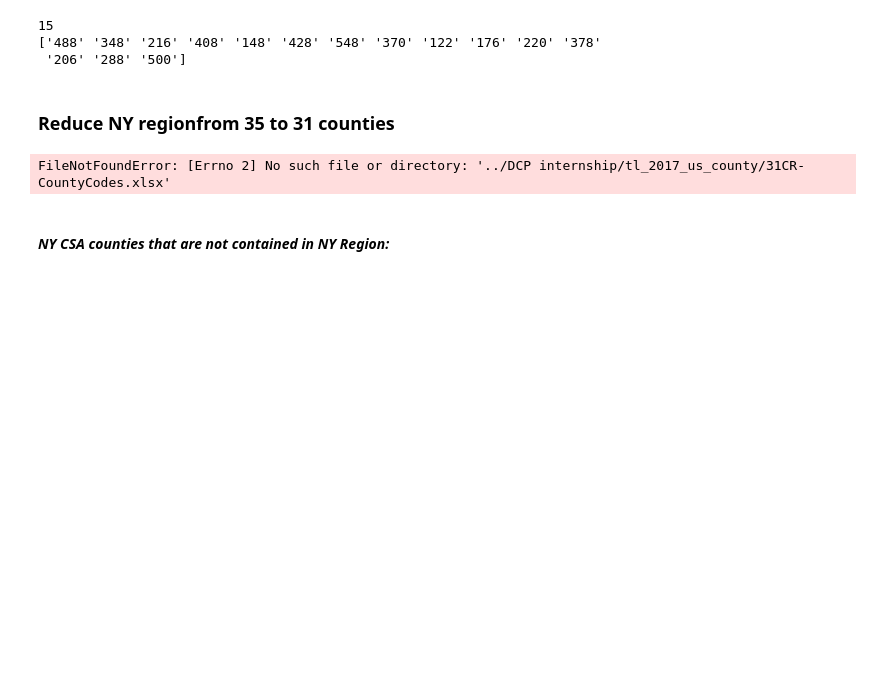
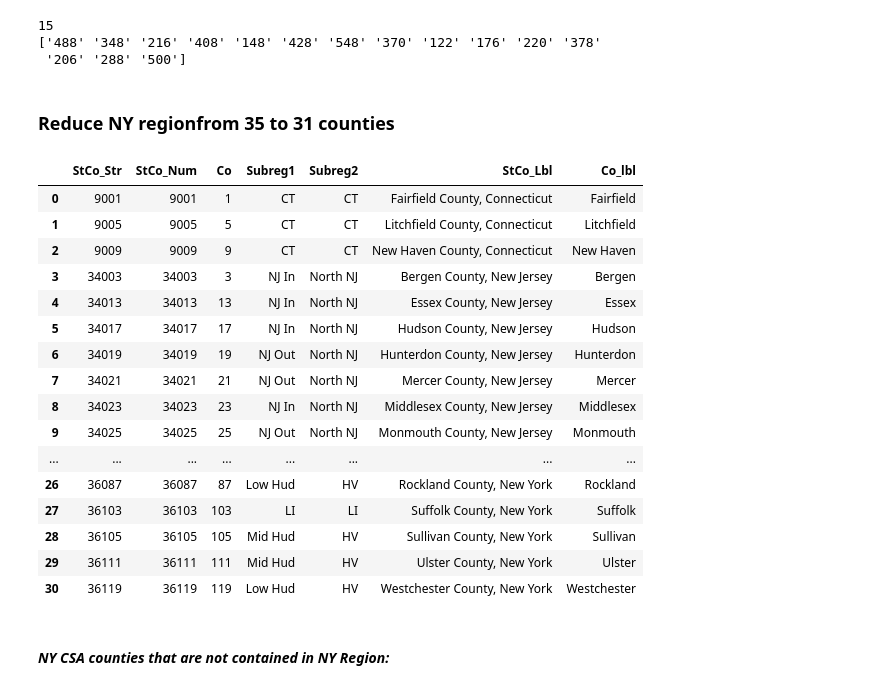
Before and after one commit to NYCPlanning/rp-USmetros_comparison, a Jupyter notebook: 0-US_Metro_Comparison_Geographies.ipynb, the cells around one changed output. Drawn from its saved outputs; the diff is of its cells as text; code cells hidden in the pictures; blank space fills up the shorter version.

```diff
--- a/0-US_Metro_Comparison_Geographies.ipynb
+++ b/0-US_Metro_Comparison_Geographies.ipynb
@@ -318,10 +318,26 @@ print(CSAwCounties['CSA'].unique())
 # %% [markdown]
 ### Reduce NY regionfrom 35 to 31 counties
 # %%
-NYreg = pd.read_excel('../DCP internship/tl_2017_us_county/31CR-CountyCodes.xlsx')
+NYreg = pd.read_excel('../DCP internship/31CR-CountyCodes.xlsx')
 NYreg
 # %% [output]
-FileNotFoundError: [Errno 2] No such file or directory: '../DCP internship/tl_2017_us_county/31CR-CountyCodes.xlsx'
+|  | StCo_Str | StCo_Num | Co | Subreg1 | Subreg2 | StCo_Lbl | Co_lbl |
+| 0 | 9001 | 9001 | 1 | CT | CT | Fairfield County, Connecticut | Fairfield |
+| 1 | 9005 | 9005 | 5 | CT | CT | Litchfield County, Connecticut | Litchfield |
+| 2 | 9009 | 9009 | 9 | CT | CT | New Haven County, Connecticut | New Haven |
+| 3 | 34003 | 34003 | 3 | NJ In | North NJ | Bergen County, New Jersey | Bergen |
+| 4 | 34013 | 34013 | 13 | NJ In | North NJ | Essex County, New Jersey | Essex |
+| 5 | 34017 | 34017 | 17 | NJ In | North NJ | Hudson County, New Jersey | Hudson |
+| 6 | 34019 | 34019 | 19 | NJ Out | North NJ | Hunterdon County, New Jersey | Hunterdon |
+| 7 | 34021 | 34021 | 21 | NJ Out | North NJ | Mercer County, New Jersey | Mercer |
+| 8 | 34023 | 34023 | 23 | NJ In | North NJ | Middlesex County, New Jersey | Middlesex |
+| 9 | 34025 | 34025 | 25 | NJ Out | North NJ | Monmouth County, New Jersey | Monmouth |
+| ... | ... | ... | ... | ... | ... | ... | ... |
+| 26 | 36087 | 36087 | 87 | Low Hud | HV | Rockland County, New York | Rockland |
+| 27 | 36103 | 36103 | 103 | LI | LI | Suffolk County, New York | Suffolk |
+| 28 | 36105 | 36105 | 105 | Mid Hud | HV | Sullivan County, New York | Sullivan |
+| 29 | 36111 | 36111 | 111 | Mid Hud | HV | Ulster County, New York | Ulster |
+| 30 | 36119 | 36119 | 119 | Low Hud | HV | Westchester County, New York | Westchester |
 # %% [markdown]
 #### _NY CSA counties that are not contained in NY Region:_
 # %% [raw]
```
Also changed, not shown: parts of 17 cells of this notebook, 43 other files.
